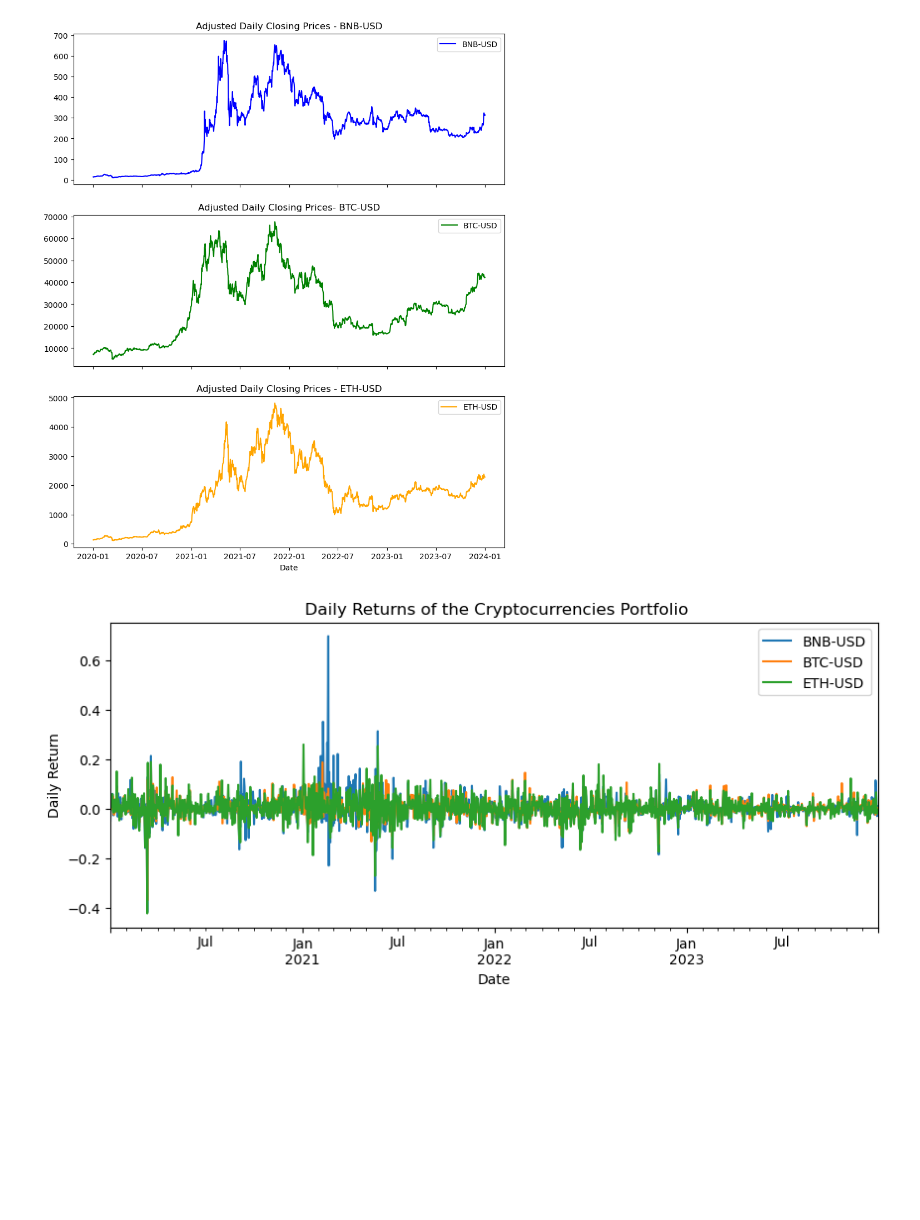
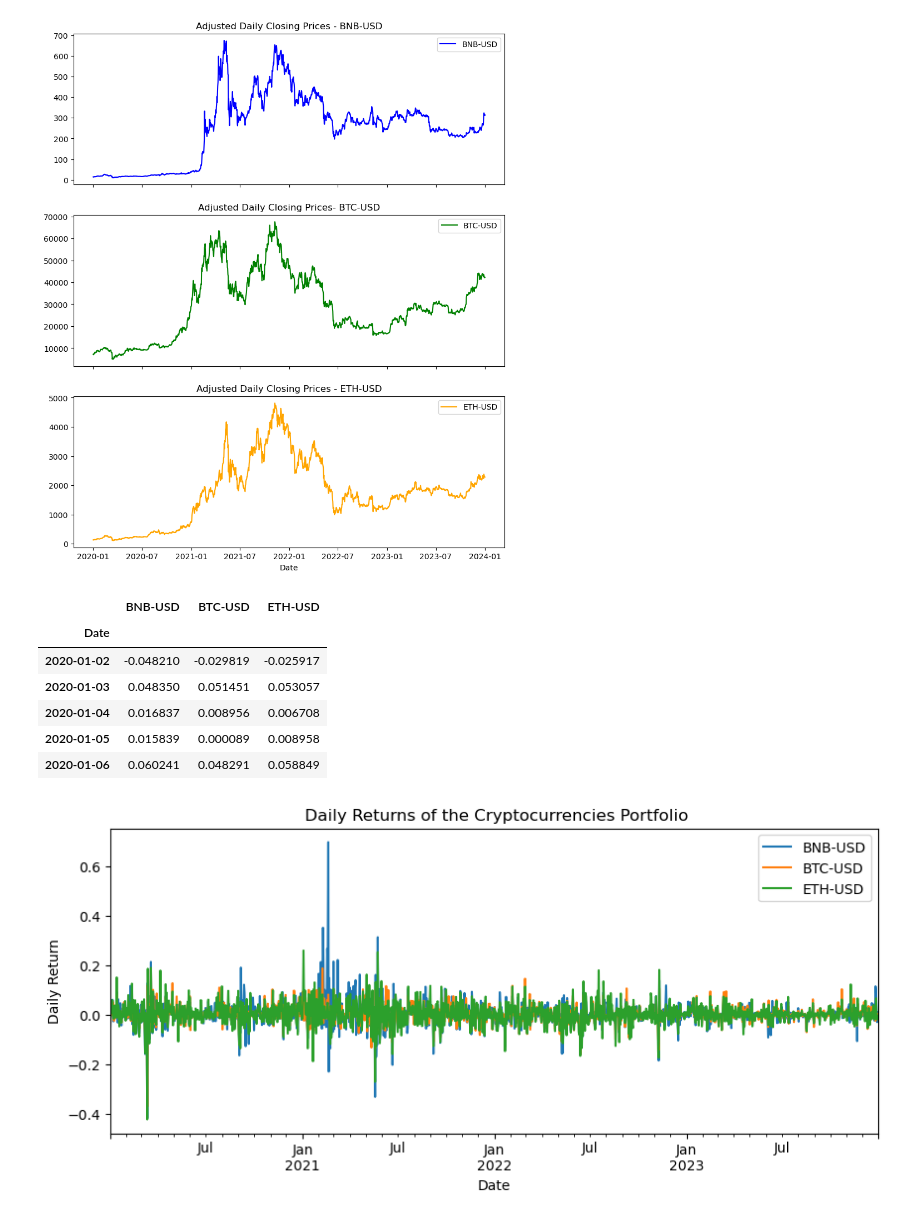
Before and after one commit to santosh3110/Crypto-Portfolio, a Jupyter notebook: Crypto_Portfolio.ipynb, the cells around one changed output. Saved outputs shown, nothing was run; the diff lists cells and outputs as text; code cells hidden in the pictures; blank space fills up the shorter version.

```diff
--- a/Crypto_Portfolio.ipynb
+++ b/Crypto_Portfolio.ipynb
@@ -50,6 +50,16 @@ plt.show()
 # %%
 # Calculate  Daily Returns
 returns = crypto_portfolio.pct_change().dropna()
+# %%
+returns.head()
+# %% [output]
+|  | BNB-USD | BTC-USD | ETH-USD |
+| Date |  |  |  |
+| 2020-01-02 | -0.048210 | -0.029819 | -0.025917 |
+| 2020-01-03 | 0.048350 | 0.051451 | 0.053057 |
+| 2020-01-04 | 0.016837 | 0.008956 | 0.006708 |
+| 2020-01-05 | 0.015839 | 0.000089 | 0.008958 |
+| 2020-01-06 | 0.060241 | 0.048291 | 0.058849 |
 # %%
 #Plot Daily returns
 returns.plot(xlabel = "Date", ylabel = "Daily Return", title=" Daily Returns of the Cryptocurrencies Portfolio", figsize=(10, 4));
```
Also changed, not shown: parts of 8 cells of this notebook.
